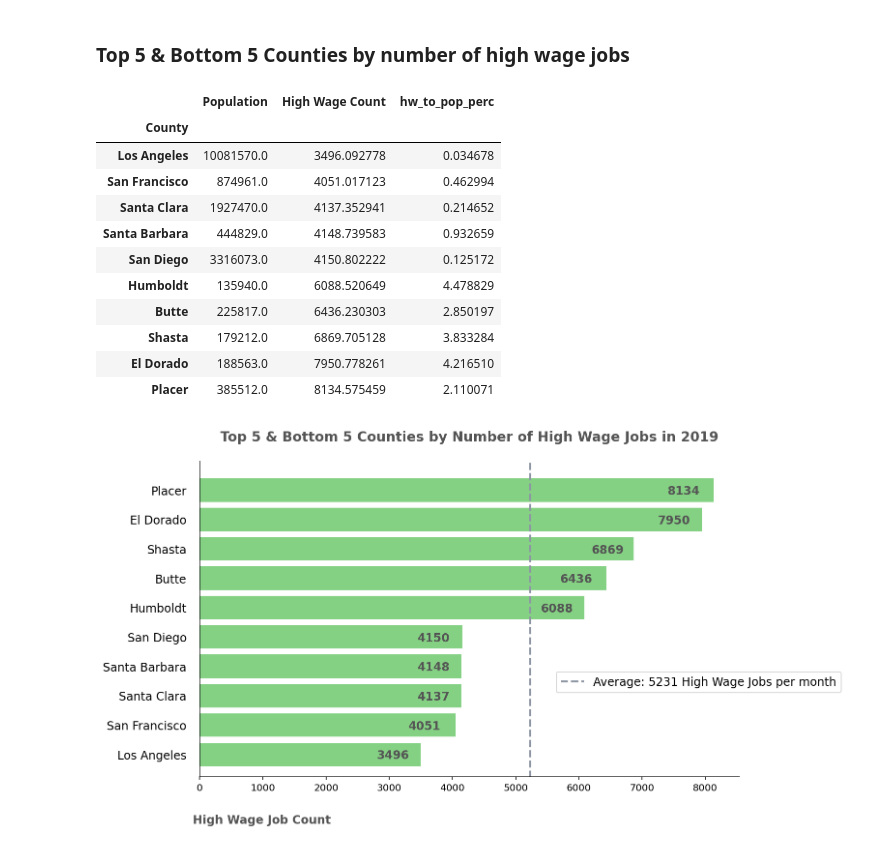
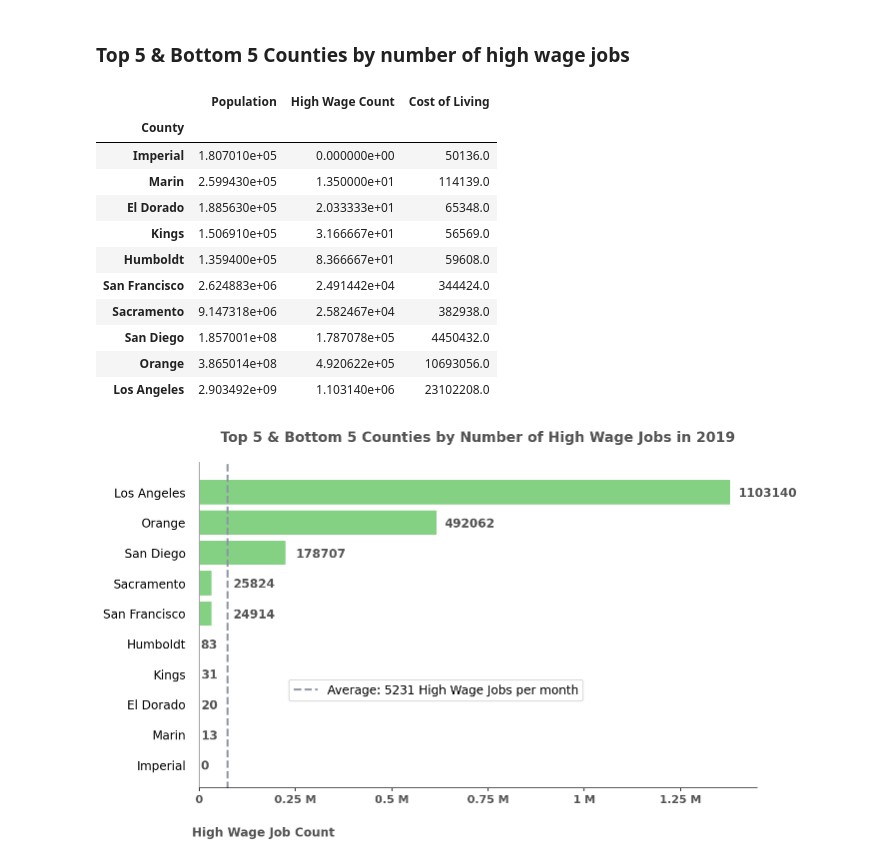
Before and after one commit to cafwd/job_quality_index, a Jupyter notebook: high-wage-visualizations.ipynb, the cells around one changed output. Cells and saved outputs as stored; diff of their text form; code cells hidden in the pictures.

```diff
--- a/high-wage-visualizations.ipynb
+++ b/high-wage-visualizations.ipynb
@@ -353,60 +463,62 @@ hw_rural_urban
 # %% [markdown]
 ### Top 5 & Bottom 5 Counties by number of high wage jobs
 # %%
-hw_county = data.groupby(by=["County"]).mean().sort_values(by='High Wage Count')
+hw_county = data.groupby(by=["County", 'Date']).sum().groupby(by=['County']).mean().sort_values(by='High Wage Count')
 hw_county_cut = hw_county.iloc[[0, 1, 2, 3, 4, -5, -4, -3, -2, -1]]
 # %%
 hw_county_cut
 # %% [output]
-|  | Population | High Wage Count | hw_to_pop_perc |
+|  | Population | High Wage Count | Cost of Living |
 | County |  |  |  |
-| Los Angeles | 10081570.0 | 3496.092778 | 0.034678 |
-| San Francisco | 874961.0 | 4051.017123 | 0.462994 |
-| Santa Clara | 1927470.0 | 4137.352941 | 0.214652 |
-| Santa Barbara | 444829.0 | 4148.739583 | 0.932659 |
-| San Diego | 3316073.0 | 4150.802222 | 0.125172 |
-| Humboldt | 135940.0 | 6088.520649 | 4.478829 |
-| Butte | 225817.0 | 6436.230303 | 2.850197 |
-| Shasta | 179212.0 | 6869.705128 | 3.833284 |
-| El Dorado | 188563.0 | 7950.778261 | 4.216510 |
-| Placer | 385512.0 | 8134.575459 | 2.110071 |
+| Imperial | 1.807010e+05 | 0.000000e+00 | 50136.0 |
+| Marin | 2.599430e+05 | 1.350000e+01 | 114139.0 |
+| El Dorado | 1.885630e+05 | 2.033333e+01 | 65348.0 |
+| Kings | 1.506910e+05 | 3.166667e+01 | 56569.0 |
+| Humboldt | 1.359400e+05 | 8.366667e+01 | 59608.0 |
+| San Francisco | 2.624883e+06 | 2.491442e+04 | 344424.0 |
+| Sacramento | 9.147318e+06 | 2.582467e+04 | 382938.0 |
+| San Diego | 1.857001e+08 | 1.787078e+05 | 4450432.0 |
+| Orange | 3.865014e+08 | 4.920622e+05 | 10693056.0 |
+| Los Angeles | 2.903492e+09 | 1.103140e+06 | 23102208.0 |
 # %%
 fig, ax = plt.subplots(figsize=(10,6))
 
 ax.barh(np.arange(10), hw_county_cut['High Wage Count'].values, color='#85d184')
 
 ax.set_yticks(np.arange(10))
 ax.set_yticklabels(hw_county_cut.index, fontsize = 12, ha='right')
 ax.tick_params(axis='y',direction='out', pad=10, left=False)
 
 ax.set_xlabel("High Wage Job Count", fontsize=12, weight='bold', color = '#545454')
 ax.xaxis.set_label_coords(0.115, -0.12)
+ax.set_xticklabels(['0', '0.25 M','0.5 M','0.75 M','1 M','1.25 M','1.5 M','1.75 M','2 M'],
+                   fontsize=11, weight='bold', color = '#545454')
 
 ax.vlines(x=hw_county['High Wage Count'].values.mean(), ymin=-0.8, ymax=10,
           color='#8e95a3', lw=2, ls='dashed', label='Average: 5231 High Wage Jobs per month')
 ax.set_ylim(-0.75, 10)
 
 ax.set_title('Top 5 & Bottom 5 Counties by Number of High Wage Jobs in 2019',
              fontsize=14, weight='bold', pad=20, color='#545454')
 
-ax.annotate(f"{int(hw_county_cut['High Wage Count'].values[0])}", (2800, -0.15), size=12, weight='bold', color='#545454', annotation_clip=False)
-ax.annotate(f"{int(hw_county_cut['High Wage Count'].values[1])}", (3300, 0.85), size=12, weight='bold', color='#545454', annotation_clip=False)
-ax.annotate(f"{int(hw_county_cut['High Wage Count'].values[2])}", (3450, 1.85), size=12, weight='bold', color='#545454', annotation_clip=False)
-ax.annotate(f"{int(hw_county_cut['High Wage Count'].values[3])}", (3450, 2.85), size=12, weight='bold', color='#545454', annotation_clip=False)
-ax.annotate(f"{int(hw_county_cut['High Wage Count'].values[4])}", (3450, 3.85), size=12, weight='bold', color='#545454', annotation_clip=False)
-ax.annotate(f"{int(hw_county_cut['High Wage Count'].values[5])}", (5400, 4.85), size=12, weight='bold', color='#545454', annotation_clip=False)
-ax.annotate(f"{int(hw_county_cut['High Wage Count'].values[6])}", (5700, 5.85), size=12, weight='bold', color='#545454', annotation_clip=False)
-ax.annotate(f"{int(hw_county_cut['High Wage Count'].values[7])}", (6200, 6.85), size=12, weight='bold', color='#545454', annotation_clip=False)
-ax.annotate(f"{int(hw_county_cut['High Wage Count'].values[8])}", (7250, 7.85), size=12, weight='bold', color='#545454', annotation_clip=False)
-ax.annotate(f"{int(hw_county_cut['High Wage Count'].values[9])}", (7400, 8.85), size=12, weight='bold', color='#545454', annotation_clip=False)
+ax.annotate(f"{int(hw_county_cut['High Wage Count'].values[0])}", (3500, -0.15), size=12, weight='bold', color='#545454', annotation_clip=False)
+ax.annotate(f"{int(hw_county_cut['High Wage Count'].values[1])}", (3500, 0.85), size=12, weight='bold', color='#545454', annotation_clip=False)
+ax.annotate(f"{int(hw_county_cut['High Wage Count'].values[2])}", (3500, 1.85), size=12, weight='bold', color='#545454', annotation_clip=False)
+ax.annotate(f"{int(hw_county_cut['High Wage Count'].values[3])}", (3500, 2.85), size=12, weight='bold', color='#545454', annotation_clip=False)
+ax.annotate(f"{int(hw_county_cut['High Wage Count'].values[4])}", (3500, 3.85), size=12, weight='bold', color='#545454', annotation_clip=False)
+ax.annotate(f"{int(hw_county_cut['High Wage Count'].values[5])}", (70000, 4.85), size=12, weight='bold', color='#545454', annotation_clip=False)
+ax.annotate(f"{int(hw_county_cut['High Wage Count'].values[6])}", (70000, 5.85), size=12, weight='bold', color='#545454', annotation_clip=False)
+ax.annotate(f"{int(hw_county_cut['High Wage Count'].values[7])}", (200000, 6.85), size=12, weight='bold', color='#545454', annotation_clip=False)
+ax.annotate(f"{int(hw_county_cut['High Wage Count'].values[8])}", (510000, 7.85), size=12, weight='bold', color='#545454', annotation_clip=False)
+ax.annotate(f"{int(hw_county_cut['High Wage Count'].values[9])}", (1120000, 8.85), size=12, weight='bold', color='#545454', annotation_clip=False)
 
 ax.spines['top'].set_visible(False)
 ax.spines['right'].set_visible(False)
 ax.spines['bottom'].set_linewidth(0.5)
 ax.spines['left'].set_linewidth(0.5)
 
 handles, labels = ax.get_legend_handles_labels()
-ax.legend(handles[::-1], labels[::-1], bbox_to_anchor=(0.65, 0.35), loc='upper left', fontsize=12)
+ax.legend(handles[::-1], labels[::-1], bbox_to_anchor=(0.15, 0.35), loc='upper left', fontsize=12)
 plt.show()
 # %% [output]
-[figure, old version]
+[figure, new version]
```
Also changed, not shown: parts of 42 cells of this notebook.
